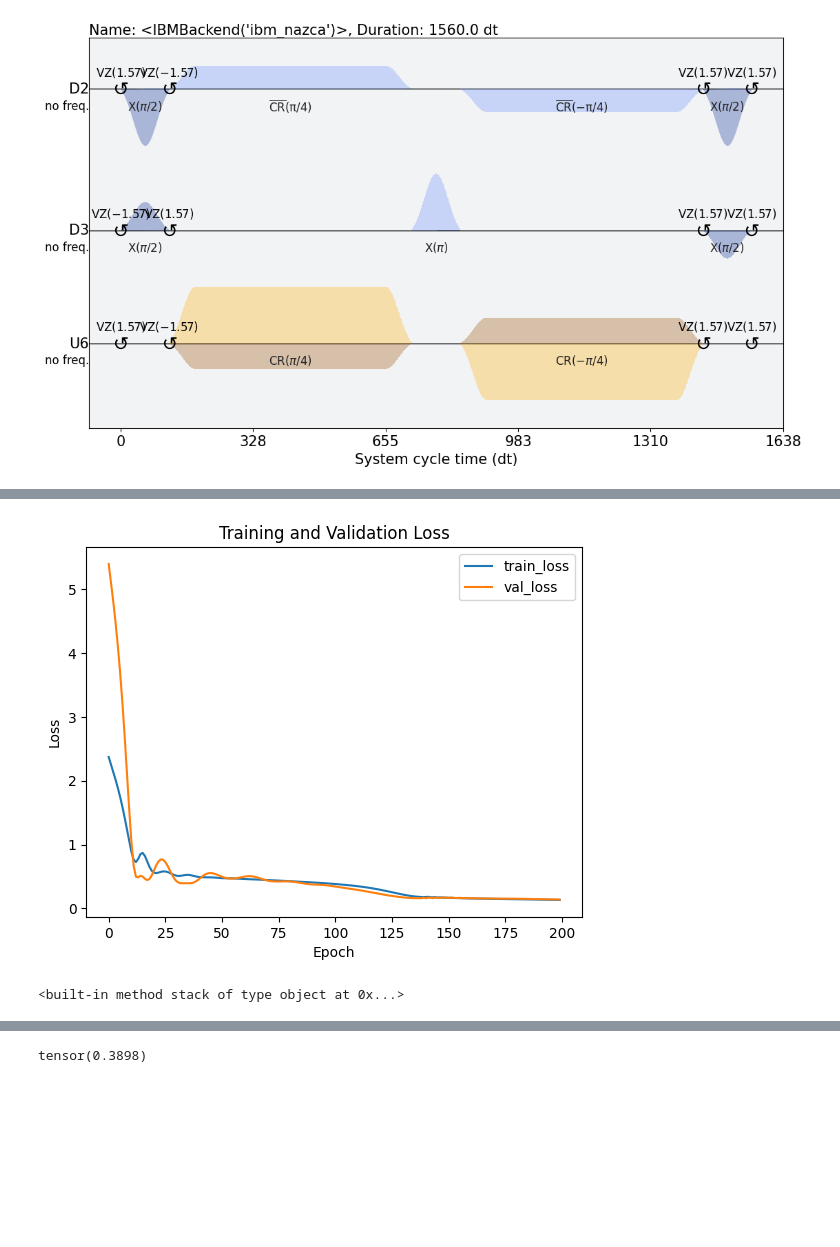
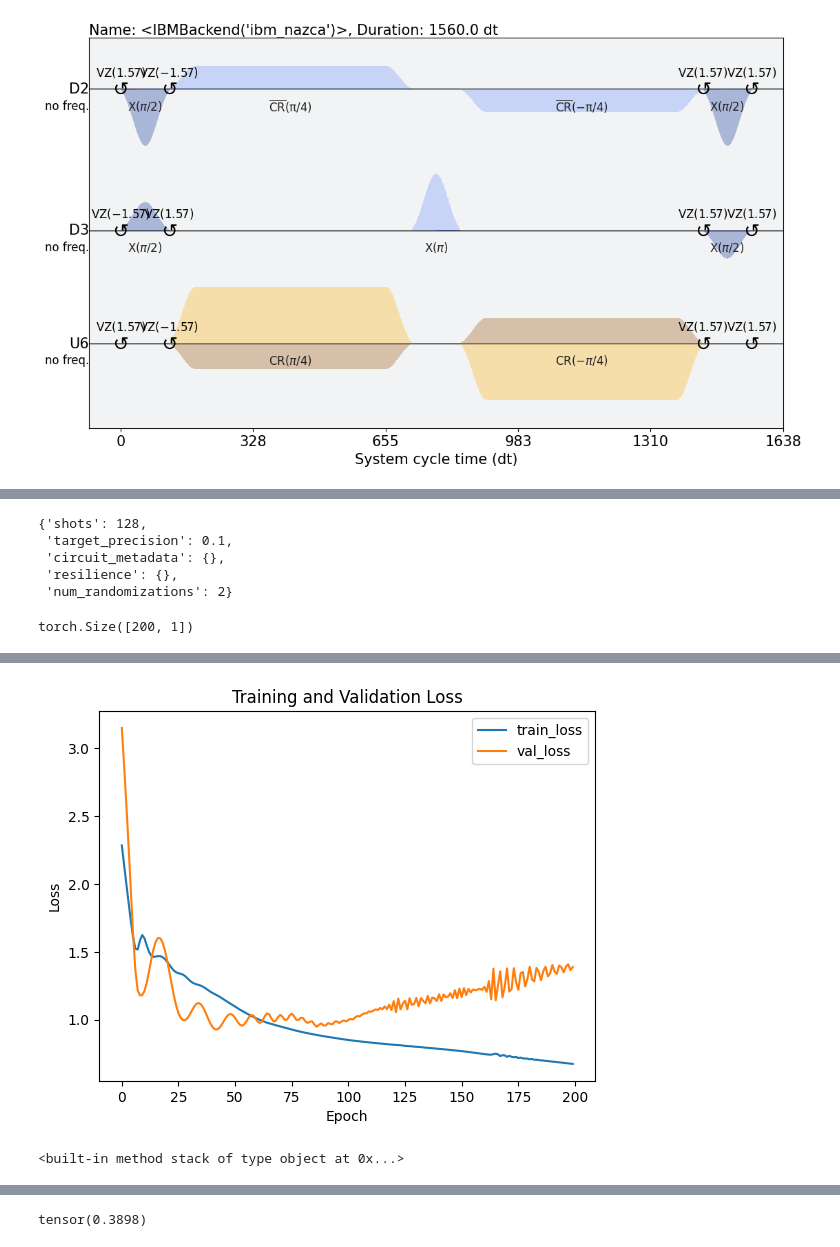
Before and after one commit to pop756/Quantum_KAN, a Jupyter notebook: Real_backend.ipynb, the cells around one changed output, grey strips where cells are left out. Saved outputs shown, nothing was run; the diff lists cells and outputs as text; code cells hidden in the pictures; blank space fills up the shorter version.

```diff
--- a/Real_backend.ipynb
+++ b/Real_backend.ipynb
@@ -161,7 +101,8 @@ backend = service.backend(backend_name)
 #setting
 optimization_level = 0
 resilience_level = 1
-l = 2
+l = 0
+T_options = TwirlingOptions(enable_gates=True)
 # %%
 from qiskit import QuantumCircuit
 from qiskit import pulse
@@ -396,7 +340,7 @@ train_label = torch.tensor(np.array([result.data.evs for result in job_train.res
 validation_label = torch.tensor(np.array([result.data.evs for result in job_valid.result()]),dtype=torch.float32)
 # %%
 import torch
-l_list = [1,2,3]
+l_list = [1.5]
 train_set = []
 valid_set = []
 
@@ -406,14 +350,23 @@ for l in l_list:
 
   job_train = service.jobs(backend_name=backend_name,job_tags=['ecr_train',f'l={l}'],pending=False)
   job_valid = service.jobs(backend_name=backend_name,job_tags=['ecr',f'l={l}'],pending=False)
-  for res in job_train[0].result():
-    train_list.append(res.data.evs)
-
-  for res in job_valid[0].result():
-    valid_list.append(res.data.evs)
+  for job_train in job_train[:2]:
+    for res in job_train.result():
+      train_list.append(res.data.evs)
+  for job_valid in job_valid[:2]:
+    for res in job_valid.result():
+      valid_list.append(res.data.evs)
 
   train_set.append(torch.tensor(np.array(train_list),dtype=torch.float32))
   valid_set.append(torch.tensor(np.array(valid_list),dtype=torch.float32))
+# %%
+res.metadata
+# %% [output]
+{'shots': 128,
+ 'target_precision': 0.1,
+ 'circuit_metadata': {},
+ 'resilience': {},
+ 'num_randomizations': 2}
 # %%
 train_data = torch.stack(train_set,dim=1)
 train_data = train_data.to(torch.float32)
@@ -423,6 +376,10 @@ validation_data = validation_data.to(torch.float32)
 #validation_data = validation_data[50:]
 #train_label = validation_label[:50]
 #validation_label = validation_label[50:]
+# %%
+train_data.shape
+# %% [output]
+torch.Size([200, 1])
 # %%
 import torch
 import torch.nn as nn
@@ -483,10 +440,10 @@ class LSTMModel(nn.Module):
         return out
 
 # 모델 초기화
-model = LSTMModel(1,64,1)
+model =  LSTMModel(1,32,1)
 # 손실 함수 및 옵티마이저
 criterion = nn.MSELoss()
-optimizer = optim.Adam(model.parameters(), lr=0.005)
+optimizer = optim.Adam(model.parameters(), lr=0.01)
 
 # 모델 학습
 num_epochs = 200
@@ -554,4 +511,4 @@ Epoch 200/200, Training Loss: 0.13208070397377014, Validation Loss: 0.1379734277
-[figure, old version]
+[figure, new version]
 <built-in method stack of type object at 0x...>
 # %%
 with torch.no_grad():
```
Also changed, not shown: parts of 17 cells of this notebook.
